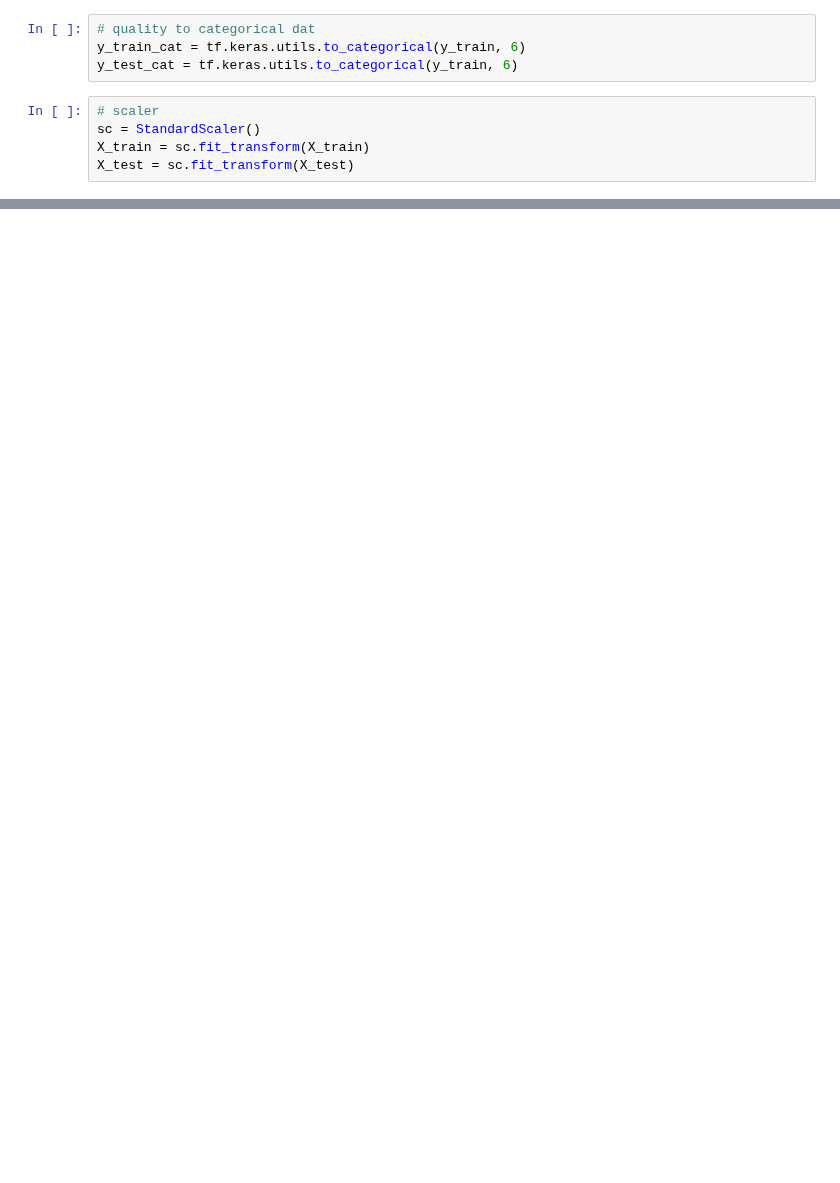
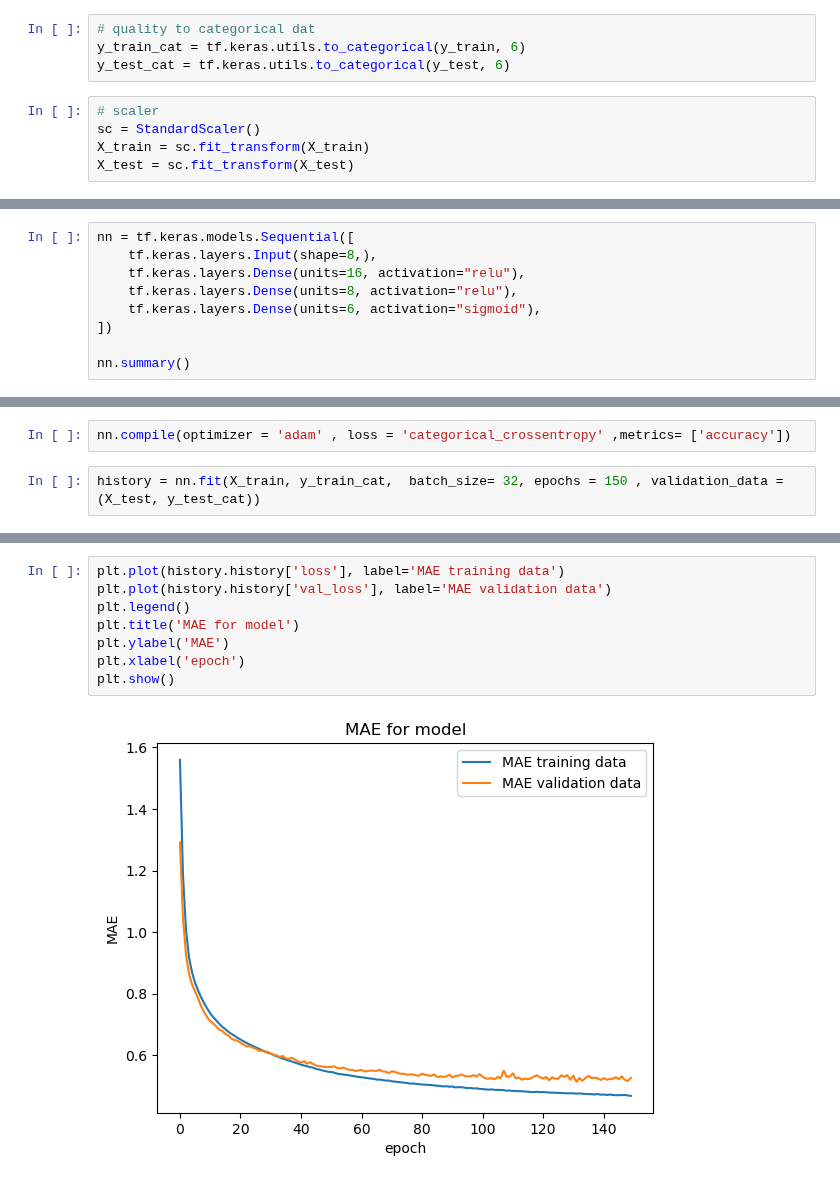
Before and after one commit to DKF-92/Machine-Learning-Comp, a Jupyter notebook: Wine_Quality_Dataset/wine_NN.ipynb, the cells around one changed output, grey strips where cells are left out. Cells and saved outputs as stored; diff of their text form; blank space fills up the shorter version.

Commit message:
Trained Neural Network, plot of accuracy train/val

```diff
--- a/Wine_Quality_Dataset/wine_NN.ipynb
+++ b/Wine_Quality_Dataset/wine_NN.ipynb
@@ -133,7 +133,7 @@ X_train, X_test, y_train, y_test = train_test_split(X, y, test_size=0.2, random_
 # %%
 # quality to categorical dat
 y_train_cat = tf.keras.utils.to_categorical(y_train, 6)
-y_test_cat = tf.keras.utils.to_categorical(y_train, 6)
+y_test_cat = tf.keras.utils.to_categorical(y_test, 6)
 # %%
 # scaler
 sc = StandardScaler()
@@ -141,0 +144,9 @@ X_test = sc.fit_transform(X_test)
+# %%
+nn = tf.keras.models.Sequential([
+    tf.keras.layers.Input(shape=8,),
+    tf.keras.layers.Dense(units=16, activation="relu"),
+    tf.keras.layers.Dense(units=8, activation="relu"),
+    tf.keras.layers.Dense(units=6, activation="sigmoid"),
+])
+
+nn.summary()
@@ -141,0 +169,4 @@ X_test = sc.fit_transform(X_test)
+# %%
+nn.compile(optimizer = 'adam' , loss = 'categorical_crossentropy' ,metrics= ['accuracy'])
+# %%
+history = nn.fit(X_train, y_train_cat,  batch_size= 32, epochs = 150 , validation_data = (X_test, y_test_cat))
@@ -141,0 +191,10 @@ X_test = sc.fit_transform(X_test)
+# %%
+plt.plot(history.history['loss'], label='MAE training data')
+plt.plot(history.history['val_loss'], label='MAE validation data')
+plt.legend()
+plt.title('MAE for model')
+plt.ylabel('MAE')
+plt.xlabel('epoch')
+plt.show()
+# %% [output]
+[figure, added]
```
Also changed, not shown: parts of 4 cells of this notebook.
